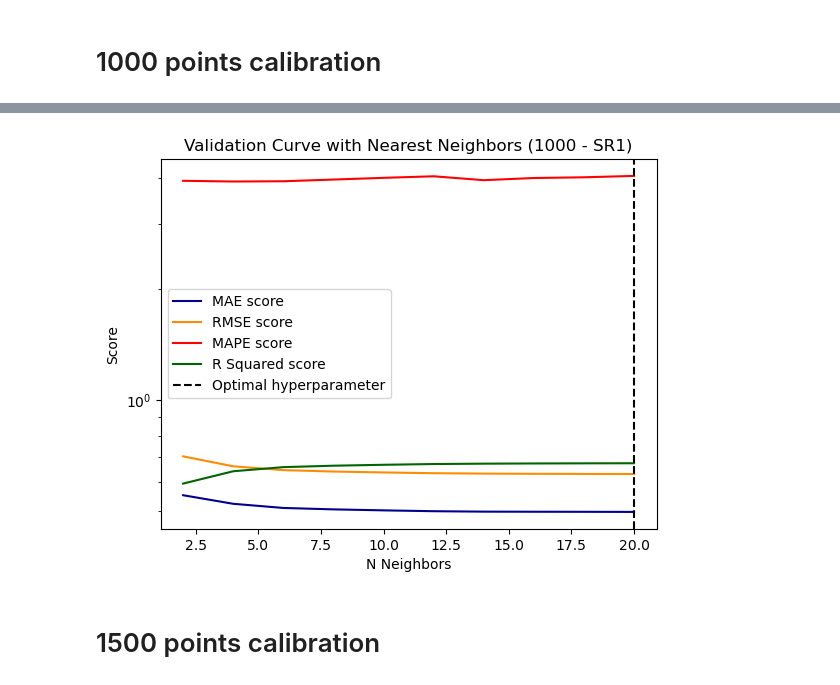
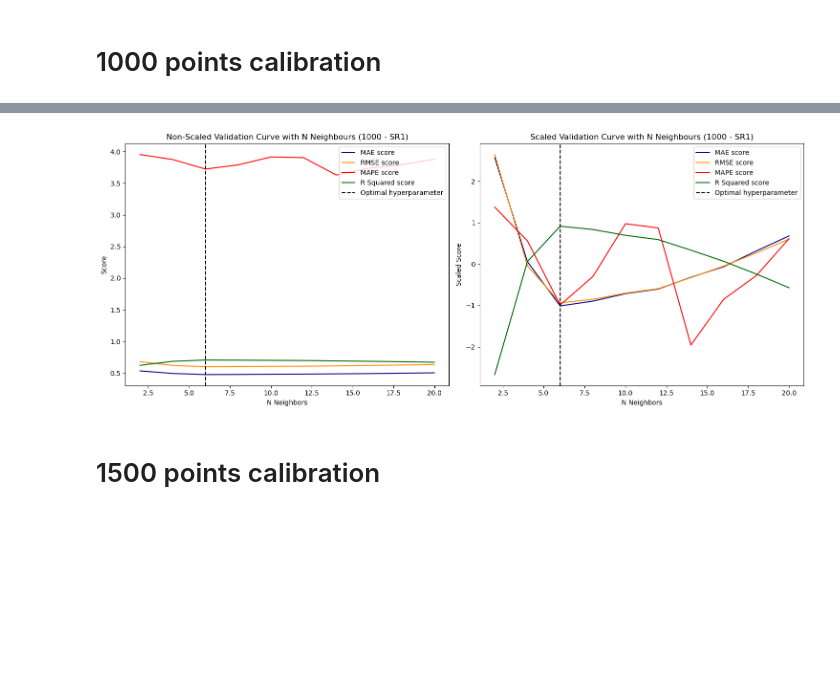
Before and after one commit to cheenngg/FYP-Spatial-Analytics, a Jupyter notebook: Inverse Distance Weighting/IDW - Synthetic (SR1).ipynb, the cells around one changed output, grey strips where cells are left out. Cells and saved outputs as stored; diff of their text form; code cells hidden in the pictures; blank space fills up the shorter version.

```diff
--- a/Inverse Distance Weighting/IDW - Synthetic (SR1).ipynb
+++ b/Inverse Distance Weighting/IDW - Synthetic (SR1).ipynb
@@ -19,0 +269,8 @@ from sklearn.metrics import mean_absolute_error, mean_squared_error, mean_absolu
+# %%
+# Specify the relative path to the CSV file
+file_path = 'Synthetic Data/SR1/'  # Adjust the path according to your directory structure
+#cal_SR0_input_randomfield_cal1000
+# Use pandas to read the CSV file into a DataFrame
+cal_df = pd.read_csv(f'{file_path}cal_SR1_input_randomfield_cal400.csv')
+val_df = pd.read_csv(f'{file_path}val_SR1_input_randomfield_cal400.csv')
+test_df = pd.read_csv(f'{file_path}test_SR1_input_randomfield_cal400.csv')
@@ -19,0 +499,8 @@ from sklearn.metrics import mean_absolute_error, mean_squared_error, mean_absolu
+# %%
+# Specify the relative path to the CSV file
+file_path = 'Synthetic Data/SR1/'  # Adjust the path according to your directory structure
+#cal_SR0_input_randomfield_cal1000
+# Use pandas to read the CSV file into a DataFrame
+cal_df = pd.read_csv(f'{file_path}cal_SR1_input_randomfield_cal600.csv')
+val_df = pd.read_csv(f'{file_path}val_SR1_input_randomfield_cal600.csv')
+test_df = pd.read_csv(f'{file_path}test_SR1_input_randomfield_cal600.csv')
@@ -148,7 +860,7 @@ for n_neighbors in n_neighbors_list:
 
     # Predict on the validation set
     combined_array_validation = np.array([list(pair) for pair in zip(val_df['x'], val_df['y'])])
-    z_pred_validation = idw_model.__call__(combined_array_validation, power=3, n_neighbors=n_neighbors)
+    z_pred_validation = idw_model.__call__(combined_array_validation, power=1, n_neighbors=n_neighbors)
 
     # Calculate metrics
     rmse = np.sqrt(mean_squared_error(val_df['z'], z_pred_validation))
@@ -336,7 +1090,7 @@ for n_neighbors in n_neighbors_list:
 
     # Predict on the validation set
     combined_array_validation = np.array([list(pair) for pair in zip(val_df['x'], val_df['y'])])
-    z_pred_validation = idw_model.__call__(combined_array_validation, power=3, n_neighbors=n_neighbors)
+    z_pred_validation = idw_model.__call__(combined_array_validation, power=1, n_neighbors=n_neighbors)
 
     # Calculate metrics
     rmse = np.sqrt(mean_squared_error(val_df['z'], z_pred_validation))
@@ -395,20 +1149,41 @@ Validation Computation Time: 0.51 seconds
 # %%
-n_neighbors = 20
+n_neighbors = 6
 df = pd.DataFrame(cv_score_list_1000_n).T
-plt.plot(n_neighbors_list, df["Validation Score MAE"], color='darkblue', label='MAE score')
-plt.plot(n_neighbors_list, df["Validation Score RMSE"], color='darkorange', label='RMSE score')
-plt.plot(n_neighbors_list, df["Validation Score MAPE"], color='red', label='MAPE score')
-plt.plot(n_neighbors_list, df["Validation Score R Squared"], color='darkgreen', label='R Squared score')
-plt.axvline(n_neighbors, c='k', ls='--', label = "Optimal hyperparameter")
 
-plt.xlabel('N Neighbors')
-plt.ylabel('Score')
-plt.yscale('log')
-plt.legend()
-plt.title("Validation Curve with Nearest Neighbors (1000 - SR1)")
+# Initialize MinMaxScaler
+scaler = StandardScaler()
+# Fit and transform the data for normalization
+normalized_df = pd.DataFrame(scaler.fit_transform(df), columns=df.columns, index=df.index)
+
+# Create subplots side by side
+fig, ax = plt.subplots(nrows=1, ncols=2, figsize=(15, 6))
+
+# Plot non-normalized data on the first subplot
+ax[0].plot(n_neighbors_list, df["Validation Score MAE"], color='darkblue', label='MAE score')
+ax[0].plot(n_neighbors_list, df["Validation Score RMSE"], color='darkorange', label='RMSE score')
+ax[0].plot(n_neighbors_list, df["Validation Score MAPE"], color='red', label='MAPE score')
+ax[0].plot(n_neighbors_list, df["Validation Score R Squared"], color='darkgreen', label='R Squared score')
+ax[0].axvline(n_neighbors, c='k', ls='--', label="Optimal hyperparameter")
+ax[0].set_xlabel('N Neighbors')
+ax[0].set_ylabel('Score')
+ax[0].legend(loc="upper right")
+ax[0].set_title("Non-Scaled Validation Curve with N Neighbours (1000 - SR1)")
+
+# Plot normalized data on the second subplot
+ax[1].plot(n_neighbors_list, normalized_df["Validation Score MAE"], color='darkblue', label='MAE score')
+ax[1].plot(n_neighbors_list, normalized_df["Validation Score RMSE"], color='darkorange', label='RMSE score')
+ax[1].plot(n_neighbors_list, normalized_df["Validation Score MAPE"], color='red', label='MAPE score')
+ax[1].plot(n_neighbors_list, normalized_df["Validation Score R Squared"], color='darkgreen', label='R Squared score')
+ax[1].axvline(n_neighbors, c='k', ls='--', label="Optimal hyperparameter")
+ax[1].set_xlabel('N Neighbors')
+ax[1].set_ylabel('Scaled Score')
+ax[1].legend(loc="upper right")
+ax[1].set_title("Scaled Validation Curve with N Neighbours (1000 - SR1)")
+
+plt.tight_layout()
 plt.show()
 # %% [output]
-[figure, old version]
+[figure, new version]
 # %% [markdown]
 # 1500 points calibration
 # %%
```
Also changed, not shown: parts of 44 cells of this notebook, 1 other file.
